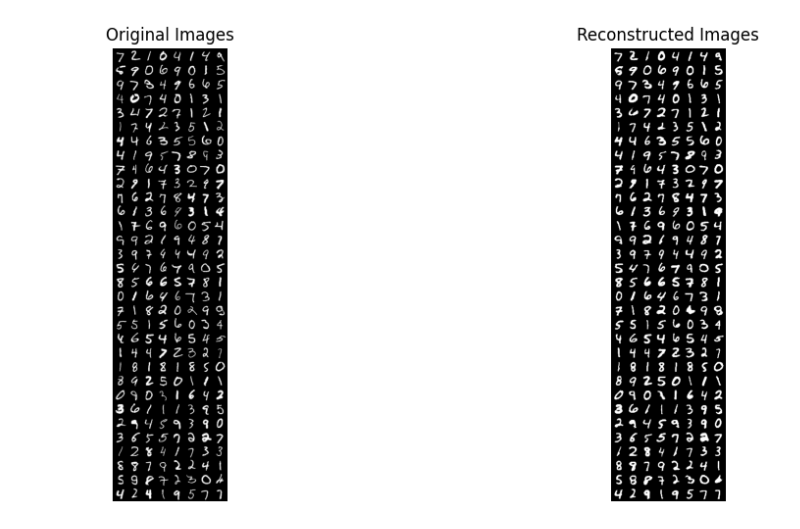
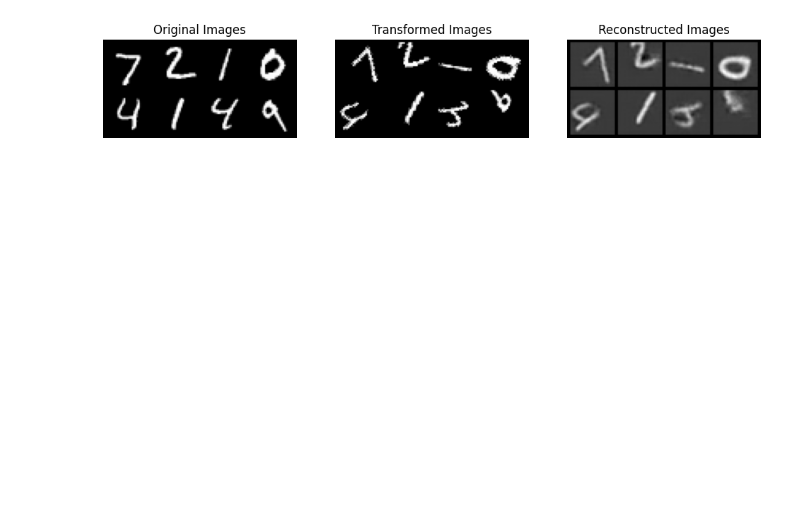
Before and after one commit to joeagriffith/RepEnforce, a Jupyter notebook: test.ipynb, the cells around one changed output. Saved outputs shown, nothing was run; the diff lists cells and outputs as text; code cells hidden in the pictures; blank space fills up the shorter version.

```diff
--- a/test.ipynb
+++ b/test.ipynb
@@ -14,44 +15,57 @@ device = torch.device('cpu')
 # %%
-train_dataset = MNIST(root='../../datasets', split='train', download=False, device=device)
-val_dataset = MNIST(root='../../datasets', split='val', download=False, device=device)
-test_dataset = MNIST(root='../../datasets', split='test', download=False, device=device)
+train_dataset = MNIST(root='../../datasets', split='train', download=False, device=device, normalize=False, augment=True)
+val_dataset = MNIST(root='../../datasets', split='val', download=False, device=device, normalize=False)
+test_dataset = MNIST(root='../../datasets', split='test', download=False, device=device, normalize=False)
 # %%
-experiment_name = 'test'
-trial_name = 'trial'
+experiment_name = 'base'
+trial_name = 'base_cnn20_schedules'
 
-model = AE(in_channels=1, z_dim=10).to(device)
+model = EnforcedAE(in_channels=1, z_dim=20, cnn=True).to(device)
 optimiser = torch.optim.AdamW(model.parameters(), lr=1e-3)
-num_epochs = 30
+num_epochs = 200
 batch_size = 256
 compute_dtype = torch.bfloat16
 
-trial_log_dir = f'out/{experiment_name}/{trial_name}'
+hyperparams = {
+    'lr': cosine_schedule(base=1e-3, end=1e-4, T=num_epochs, warmup=10, flat_end=10),
+    'wd': cosine_schedule(base=0.004, end=0.1, T=num_epochs)
+}
+
+trial_log_dir = f'out/logs/{experiment_name}/{trial_name}'
 run_no = 0
 while os.path.exists(trial_log_dir + f'/run_{run_no}'):
     run_no += 1
 writer = SummaryWriter(trial_log_dir + f'/run_{run_no}')
+save_dir = f'out/models/{experiment_name}/{trial_name}/'
+if not os.path.exists(save_dir):
+    os.makedirs(save_dir)
+save_dir=save_dir + f'run_{run_no}.pt'
 
 
-train(model, train_dataset, val_dataset, optimiser, num_epochs=num_epochs, batch_size=batch_size, writer=writer, compute_dtype=compute_dtype)
+train(model, train_dataset, val_dataset, optimiser, num_epochs=num_epochs, batch_size=batch_size, writer=writer, compute_dtype=compute_dtype, save_dir=save_dir, epoch_hyperparams=hyperparams)
 # %%
-test_loader = torch.utils.data.DataLoader(test_dataset, batch_size=batch_size, shuffle=False)
+test_loader = torch.utils.data.DataLoader(test_dataset, batch_size=8, shuffle=False)
 
 images, _= next(iter(test_loader))
-x_hat = model.reconstruct(images)
+images_aug, actions = model.interact(images)
+images_hat = model(images, actions)[0]
 
 import matplotlib.pyplot as plt
 
 # Plot original images
-fig, axes = plt.subplots(1, 2, figsize=(12, 6))
-axes[0].imshow(torchvision.utils.make_grid(images.cpu(), nrow=8, padding=2, normalize=True).permute(1, 2, 0))
+fig, axes = plt.subplots(1, 3, figsize=(12, 6))
+axes[0].imshow(torchvision.utils.make_grid(images.cpu(), nrow=4, padding=2, normalize=True).permute(1, 2, 0))
 axes[0].set_title('Original Images')
 axes[0].axis('off')
 
-# Plot reconstructed images
-axes[1].imshow(torchvision.utils.make_grid(x_hat.cpu(), nrow=8, padding=2, normalize=True).permute(1, 2, 0))
-axes[1].set_title('Reconstructed Images')
+axes[1].imshow(torchvision.utils.make_grid(images_aug.cpu(), nrow=4, padding=2, normalize=True).permute(1, 2, 0))
+axes[1].set_title('Transformed Images')
 axes[1].axis('off')
 
+axes[2].imshow(torchvision.utils.make_grid(images_hat.cpu(), nrow=4, padding=2, normalize=True).permute(1, 2, 0))
+axes[2].set_title('Reconstructed Images')
+axes[2].axis('off')
+
 plt.show()
 # %% [output]
-[figure, old version]
+[figure, new version]
```
Also changed, not shown: parts of 3 cells of this notebook, 9 other files.
